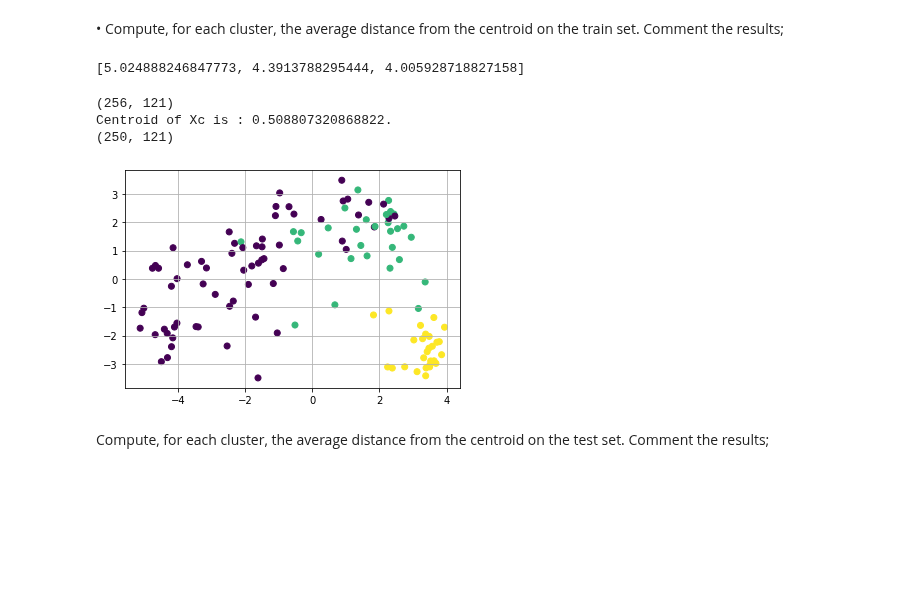
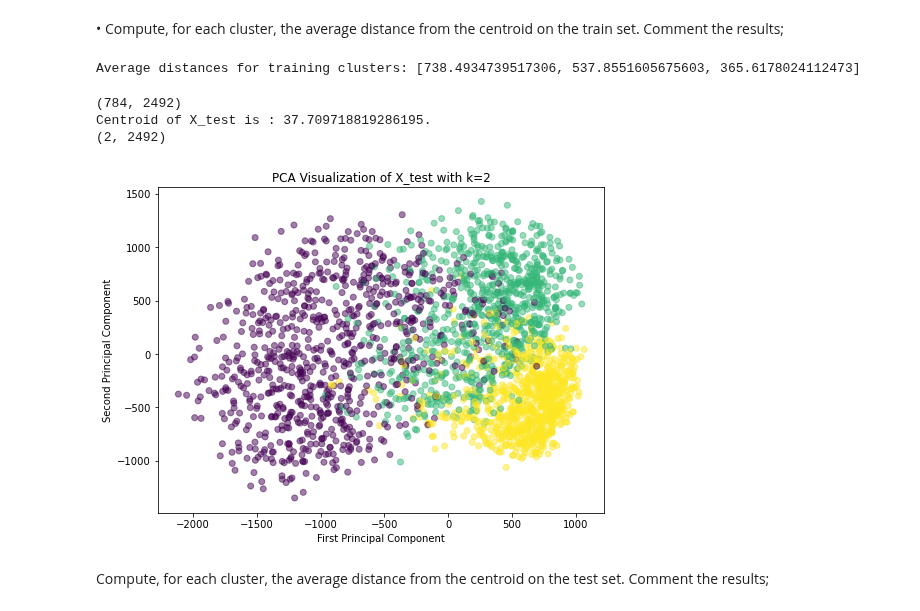
Before and after one commit to francescobaio/SMMhomeworks, a Jupyter notebook: SMM_homework2/homework2_part3.ipynb, the cells around one changed output. Cells and saved outputs as stored; diff of their text form; code cells hidden in the pictures; blank space fills up the shorter version.

Commit message:
Second Homework 3 part

```diff
--- a/SMM_homework2/homework2_part3.ipynb
+++ b/SMM_homework2/homework2_part3.ipynb
@@ -7,5 +7,9 @@ HTML(html_code)
 [interactive output not drawn]
 # %%
 import scipy.io
+import matplotlib.pyplot as plt
 import numpy as np
-import matplotlib.pyplot as plt
+import pandas as pd
+
+data = pd.read_csv('data.csv')
+data.head()
@@ -32,13 +65,16 @@ First 5 labels: [[6 5 4 ... 7 9 8]]
 Choose a number of digits (for example, 0, 6 and 9) and extract from X and Y the sub-dataset containing only the considered digits.<br>
  Re-call X and Y those datasets, since the originals are not required anymore;
 # %%
-idx = [0,6,9]
+idx = [0, 6, 9]
 
-mask = [i for i in range(X.shape[1]) if Y[0][i] in idx]
+# Creating a mask to filter out only the columns of X and Y corresponding to the selected digits
+mask = [i for i in range(X.shape[1]) if Y[i] in idx]
 
-X_new = X[:,mask]
-Y_new = Y[:,mask]
+# Applying the mask to X and Y to create the new filtered datasets
+X = X[:, mask]
+Y = Y[mask]
 
-print(X_new.shape)
-print(Y_new.shape)
+# Printing the shapes of the filtered datasets
+print("Shape of filtered X:", X.shape)
+print("Shape of filtered Y:", Y.shape)
 # %% [output]
@@ -104,46 +168,51 @@ Centroid of Xc is : 2.7346391475952884e-15.
 # %% [markdown]
 • Compute, for each cluster, the average distance from the centroid on the train set. Comment the results;
 # %%
-idx = [0,6,9]
+idx = [0, 6, 9]
 distances = []
-
+centroids = []
 
 for i in idx:
-    # Extract the data points for the current label
-    cluster_idx = np.where(Y_train == i)[1]
-    cluster = Z_k[:,cluster_idx]
+    # Extract the data points corresponding to the current label from the training set
+    cluster = Z_k[:, Y_train == i]
 
-    # Compute the centroid of these data points
+    # Calculate the centroid of these data points
     cluster_cx = centroid(cluster)
-    # Compute the Euclidean distance between each data point and the centroid  -> axis = 0 columns
+    centroids.append(cluster_cx)
+
+    # Calculate the Euclidean distance from each data point in the cluster to the centroid
     distance_cx = np.linalg.norm(cluster - cluster_cx, axis=0)
+
     # Append the average distance for the current cluster to the distances list
     distances.append(np.mean(distance_cx))
 
-print(distances)
+
+print("Average distances for training clusters:", distances)
 # %% [output]
-[5.024888246847773, 4.3913788295444, 4.005928718827158]
+Average distances for training clusters: [738.4934739517306, 537.8551605675603, 365.6178024112473]
 # %%
-# Center the data (subtract the mean from each feature) both are centered in the same space
-CX = centroid(X_train)
-Xc_test = X_test - CX
+# Using the same centroid already calculated CX=centroid(X_train)
+X_test_centered = X_test - CX
 
-print(Xc_test.shape)
-print(f"Centroid of Xc is : {np.linalg.norm(centroid(Xc_test))}.")
+print(X_test_centered.shape)
+print(f"Centroid of X_test is : {np.linalg.norm(centroid(X_test_centered))}.")
 
 # reuse the same U_k
 
-Z_k_test = U_k.T @ Xc_test
+Z_k_test = U_k.T @ X_test_centered
 print(Z_k_test.shape)
 
-# Y_train assigns colors to the points based on the class labels provided in Y_train[0, :].
-plt.scatter(Z_k_test[0,:],Z_k_test[1,:], c=Y_test[0,:])
-plt.grid()
+# Y_train assigns colors.
+plt.figure(figsize=(8, 6))
+plt.scatter(Z_k_test[0,:],Z_k_test[1,:], c=Y_test ,alpha=0.5,cmap='viridis')
+plt.xlabel('First Principal Component')
+plt.ylabel('Second Principal Component')
+plt.title(f'PCA Visualization of X_test with k={k}')
 plt.show()
 # %% [output]
-(256, 121)
-Centroid of Xc is : 0.508807320868822.
-(250, 121)
+(784, 2492)
+Centroid of X_test is : 37.709718819286195.
+(2, 2492)
-[figure, old version]
+[figure, new version]
 # %% [markdown]
 Compute, for each cluster, the average distance from the centroid on the test set. Comment the results;
```
Also changed, not shown: parts of 17 cells of this notebook, 4 other files.
